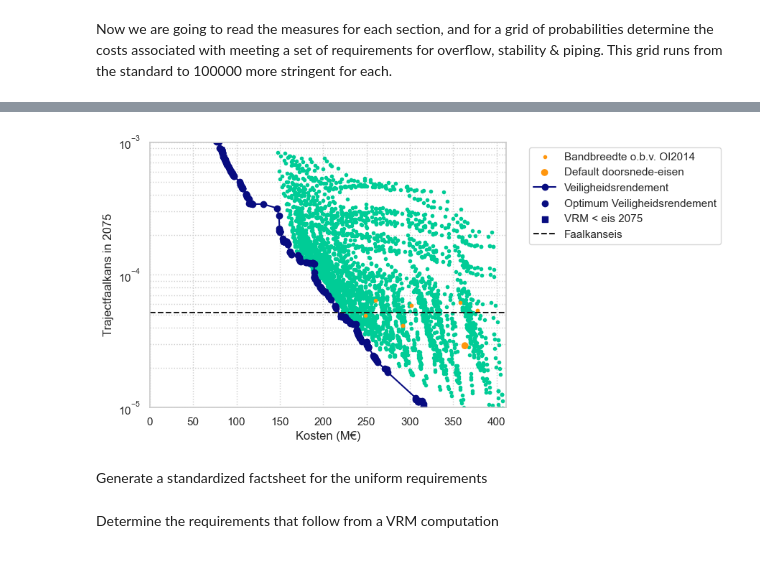
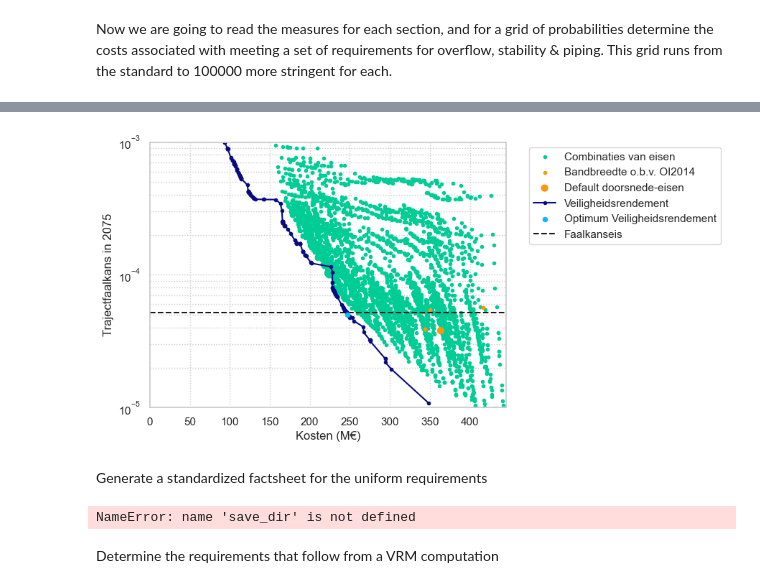
Before and after one commit to Deltares/VRSuiteUtils, a Jupyter notebook: postprocessing/cost_of_target_reliability.ipynb, the cells around one changed output, grey strips where cells are left out. Saved outputs shown, nothing was run; the diff lists cells and outputs as text; code cells hidden in the pictures.

```diff
--- a/postprocessing/cost_of_target_reliability.ipynb
+++ b/postprocessing/cost_of_target_reliability.ipynb
@@ -36,7 +49,7 @@ colors =  Deltares_colors().sns_palette("DeltaresFull")
 # %%
 # root_dir = Path(r"n:\Projects\11209000\11209353\B. Measurements and calculations\008 - Resultaten Proefvlucht\Alle_Databases\met lengte-effecten (N=4)")
 # root_dir = Path(r"n:\Projects\11209000\11209353\B. Measurements and calculations\008 - Resultaten Proefvlucht\Alle_Databases\met lengte-effecten")
-root_dir = Path(r"c:\Users\klerk_wj\OneDrive - Stichting Deltares\00_Projecten\11_VR_HWBP\05_Handreiking\casus_ontwerpen\38-1\N=4 database")
+root_dir = Path(r"c:\Users\klerk_wj\OneDrive - Stichting Deltares\00_Projecten\11_VR_HWBP\05_Handreiking\casus_ontwerpen\38-1\N=4 database_rerun")
 # root_dir = Path(r"n:\Projects\11209000\11209353\B. Measurements and calculations\008 - Resultaten Proefvlucht\Alle_Databases")
 db_path = root_dir.joinpath("38-1","38-1_basis.db")
 # db_path = root_dir.joinpath("10-1","database_10-1_LBO1.sqlite")
@@ -102,17 +132,18 @@ uniform_requirements.analyze_specific_grid()
 # %%
 #make & save the figure
-save_dir = Path(r'c:\Users\klerk_wj\OneDrive - Stichting Deltares\00_Projecten\11_VR_HWBP\05_Handreiking\casus_ontwerpen\vergelijkingen_uniforme_kansen')
+save_dir = Path(r'c:\Users\klerk_wj\OneDrive - Stichting Deltares\00_Projecten\11_VR_HWBP\05_Handreiking\casus_ontwerpen')
 uniform_requirements.plot_results(vrm_run, save_dir, dsn_run, LE=LE)
 # %% [output]
-[figure, old version]
+[figure, new version]
 # %% [markdown]
 Generate a standardized factsheet for the uniform requirements
 # %%
-
 save_path = save_dir.joinpath(f'{DikeTrajectInfo.get(DikeTrajectInfo.id == 1).traject_name}_N={LE}_factsheet.csv')
 uniform_requirements.generate_factsheet(vrm_run)
 
 uniform_requirements.factsheet.to_csv(save_path, index=False)
+# %% [output]
+NameError: name 'save_dir' is not defined
 # %% [markdown]
 Determine the requirements that follow from a VRM computation
 # %%
```
Also changed, not shown: parts of 5 cells of this notebook, 4 other files.
